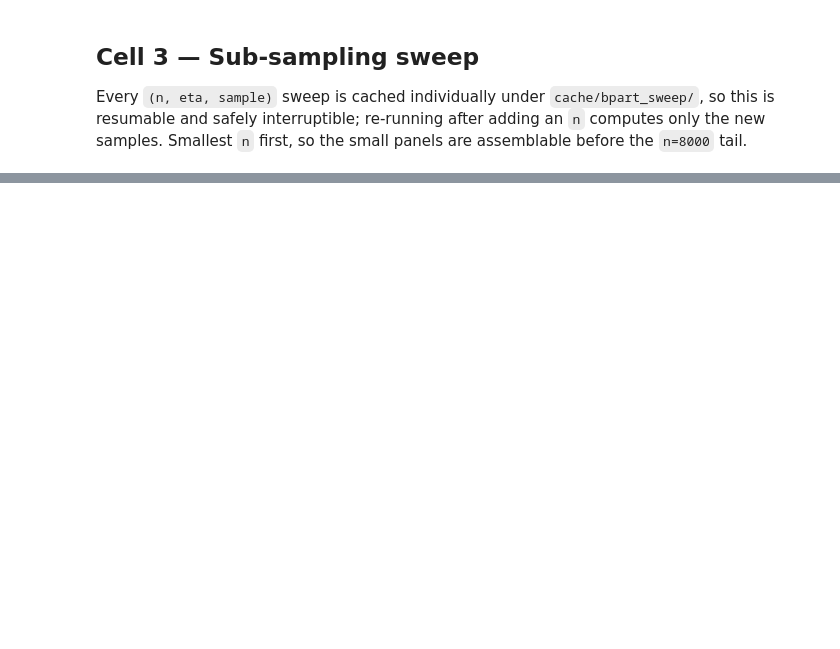
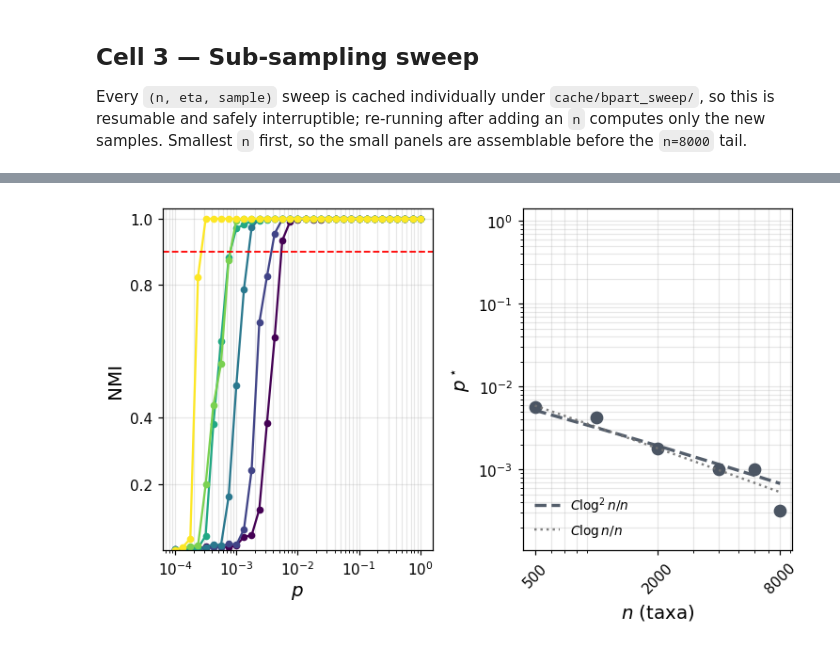
Before and after one commit to itaygonnen/spectral-tree-inference, a Jupyter notebook: sub_sampled_fielder_vec/analysis/supporting/pstar_eta_pool_distance.ipynb, the cells around one changed output, grey strips where cells are left out. Cells and saved outputs as stored; diff of their text form; code cells hidden in the pictures; blank space fills up the shorter version.

```diff
--- a/sub_sampled_fielder_vec/analysis/supporting/pstar_eta_pool_distance.ipynb
+++ b/sub_sampled_fielder_vec/analysis/supporting/pstar_eta_pool_distance.ipynb
@@ -231,0 +467,83 @@ pd.DataFrame(detail).pivot(index="n", columns="eta", values="pstar").round(5)
+# %%
+# --- Diagnostic: does p*(n) read as C log n / n or C log^2 n / n? -----------
+# Nothing here is a paper asset and nothing above is re-run: no savepath, so
+# FIG_DIR is untouched. Same measured p* and same censoring rule as Cell 4 --
+# only the reference curve changes.
+#
+# eq:main_rate is Theta(log m / m) only with beta_0 / (rho - eta*S_out^max) held
+# FIXED in m. If the distance route's counterpart of that group -- d_0/tau_0,
+# diameter over split separation -- grows with m, it multiplies through. It
+# enters the Bernstein / Davis-Kahan step SQUARED (noise ~ d_0*sqrt(m log m / p)
+# against a gap ~ m*tau_0), so d_0/tau_0 ~ log m gives log^3 n / n; log^2 n / n
+# is what d_0/tau_0 ~ sqrt(log m) would give. Both curves use median-of-ratios.
+from analysis.utils.sweep_plots_two_panel import (
+    _draw_recovery_panel, FS_LABEL, FS_TICK, N_TICKS,
+)
+from analysis.utils.sweep_plots import ETA_COLORS, _label_n_axis
+import matplotlib.pyplot as plt
+
+ng_diag = np.array(sorted(ns), float)
+G_LOG  = lambda x: np.log(x) / x
+G_LOG2 = lambda x: np.log(x) ** 2 / x
+
+
+def _median_ratio(xs, ys, g):
+    """C = median_i p*_i / g(n_i), and spread = max_i r_i / min_i r_i."""
+    r = ys / g(xs)
+    return float(np.median(r)), float(r.max() / r.min())
+
+
+_fits = {}
+for eta in ETA_TARGETS:
+    measured, censored = split_censored_pstar(pstar_dist.get(eta, []), P_VALUES,
+                                              censor_floor=True)
+    xs = np.array([n for n, _ in measured], float)
+    ys = np.array([v for _, v in measured], float)
+    _fits[eta] = (measured, censored,
+                  _median_ratio(xs, ys, G_LOG), _median_ratio(xs, ys, G_LOG2))
+
+print("median-of-ratios fit of the SAME measured p*, two candidate shapes")
+print("spread = max/min of the per-point ratios: how badly one constant fits.\n")
+print(f"{'eta':>4} {'n_meas':>7} | {'C (log n/n)':>12} {'spread':>7} |"
+      f" {'C (log^2 n/n)':>14} {'spread':>7}")
+for eta in ETA_TARGETS:
+    meas, _, (c1, s1), (c2, s2) = _fits[eta]
+    print(f"{eta:>4} {len(meas):>7} | {c1:>12.4g} {s1:>7.1f} |"
+          f" {c2:>14.4g} {s2:>7.1f}")
+print(f"\nn spans {min(ns)}..{max(ns)}, over which log n changes by only "
+      f"{np.log(max(ns)) / np.log(min(ns)):.2f}x -- that factor IS the whole")
+print("difference between the two references, and it is smaller than the")
+print("per-point spread in every panel. This grid cannot separate the shapes.")
+
+for eta in ETA_TARGETS:
+    measured, censored, (C1, _), (C2, _) = _fits[eta]
+    color = ETA_COLORS.get(eta, "black")
+    fig, axes = plt.subplots(1, 2, figsize=(7.0, 4.3))
+    _draw_recovery_panel(axes[0], results_dist, np.array(P_VALUES), eta, ns,
+                         agg=AGG, threshold=THRESHOLD, metric_label=METRIC_LABEL)
+    ax = axes[1]
+    if measured:
+        ax.plot([n for n, _ in measured], [v for _, v in measured],
+                marker="o", ls="none", ms=8, color=color)
+    if censored:
+        ax.plot([n for n, _ in censored], [v for _, v in censored],
+                marker="o", ls="none", ms=8, mfc="none", mew=1.8, color=color)
+    if len(measured) >= 2:
+        ax.plot(ng_diag, C2 * G_LOG2(ng_diag), ls="--", lw=2.2, color=color,
+                alpha=0.95, label=r"$C\log^2 n/n$")
+        ax.plot(ng_diag, C1 * G_LOG(ng_diag), ls=":", lw=1.6, color="0.45",
+                alpha=0.9, label=r"$C\log n/n$")
+        ax.legend(fontsize=9, loc="lower left", frameon=False)
+    ax.set_xscale("log"); ax.set_yscale("log")
+    _label_n_axis(ax, np.array([t for t in N_TICKS
+                                if ng_diag.min() <= t <= ng_diag.max()], float))
+    ax.set_xlabel(r"$n$ (taxa)", fontsize=FS_LABEL)
+    ax.set_ylabel(r"$p^\star$", fontsize=FS_LABEL)
+    ax.tick_params(labelsize=FS_TICK)
+    ax.grid(True, which="both", alpha=0.3)
+    _ys = [v for _, v in measured + censored]
+    if _ys:
+        ax.set_ylim(bottom=min(_ys) / 3.0, top=1.4)
+    fig.tight_layout()
+    plt.show()
+# %% [output]
@@ -231,0 +562 @@ pd.DataFrame(detail).pivot(index="n", columns="eta", values="pstar").round(5)
+[figure, added]
```
Also changed, not shown: parts of 14 cells of this notebook, 15 other files.
